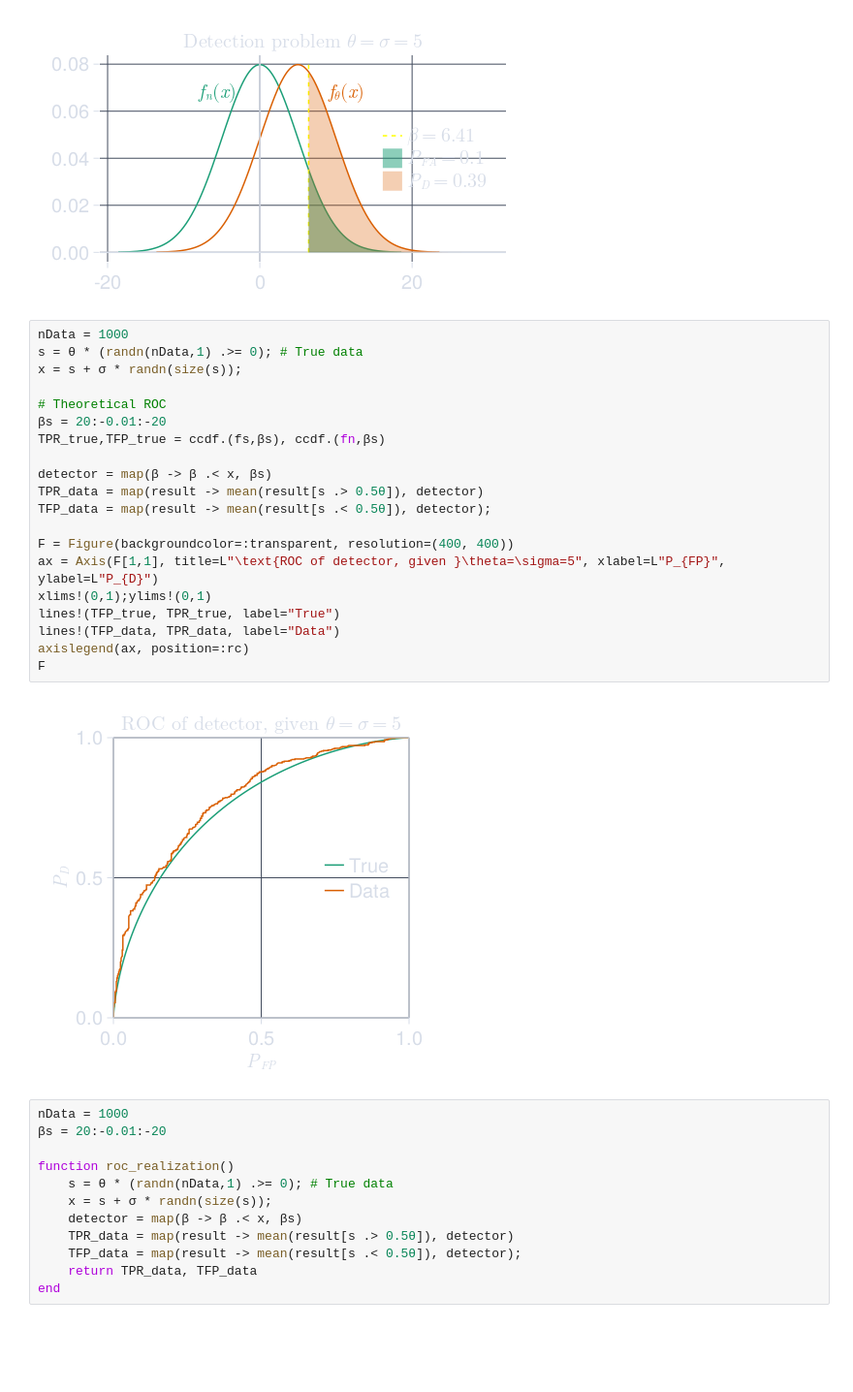
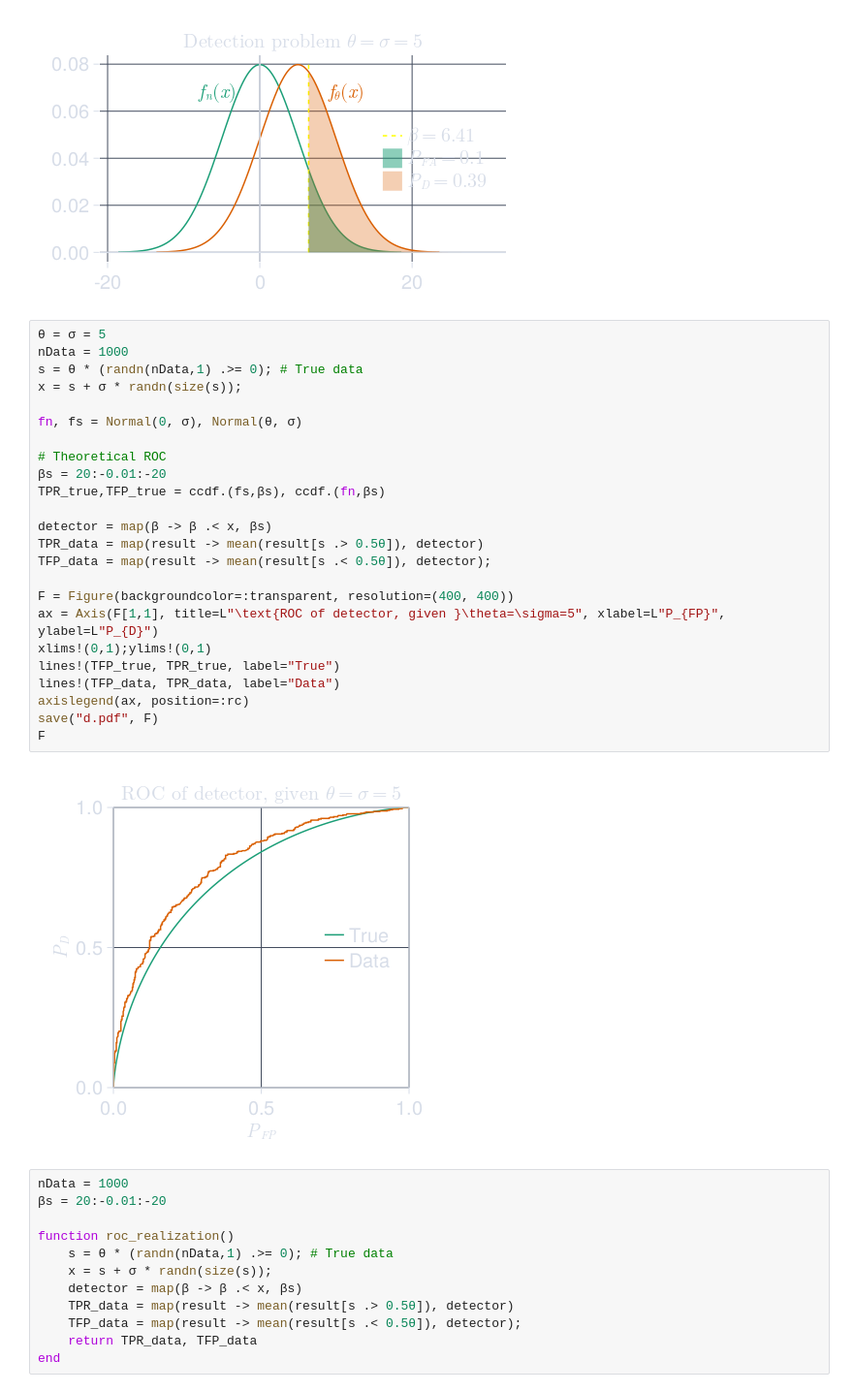
Before and after one commit to simonabj/Studies, a Jupyter notebook: IN5340/Project4/code2.ipynb, the cells around one changed output. Shown: that part at 97% size. Saved outputs shown, nothing was run; the diff lists cells and outputs as text; blank space fills up the shorter version.

```diff
--- a/IN5340/Project4/code2.ipynb
+++ b/IN5340/Project4/code2.ipynb
@@ -77,27 +79,31 @@ F
 # %% [output]
 [figure]
 # %%
+θ = σ = 5
 nData = 1000
 s = θ * (randn(nData,1) .>= 0); # True data
 x = s + σ * randn(size(s));
+
+fn, fs = Normal(0, σ), Normal(θ, σ)
 
 # Theoretical ROC
 βs = 20:-0.01:-20
 TPR_true,TFP_true = ccdf.(fs,βs), ccdf.(fn,βs)
 
 detector = map(β -> β .< x, βs)
 TPR_data = map(result -> mean(result[s .> 0.5θ]), detector)
 TFP_data = map(result -> mean(result[s .< 0.5θ]), detector);
 
 F = Figure(backgroundcolor=:transparent, resolution=(400, 400))
 ax = Axis(F[1,1], title=L"\text{ROC of detector, given }\theta=\sigma=5", xlabel=L"P_{FP}", ylabel=L"P_{D}")
 xlims!(0,1);ylims!(0,1)
 lines!(TFP_true, TPR_true, label="True")
 lines!(TFP_data, TPR_data, label="Data")
 axislegend(ax, position=:rc)
+save("d.pdf", F)
 F
 # %% [output]
-[figure, old version]
+[figure, new version]
 # %%
 nData = 1000
 βs = 20:-0.01:-20
```
Also changed, not shown: parts of 6 cells of this notebook, 12 other files.
